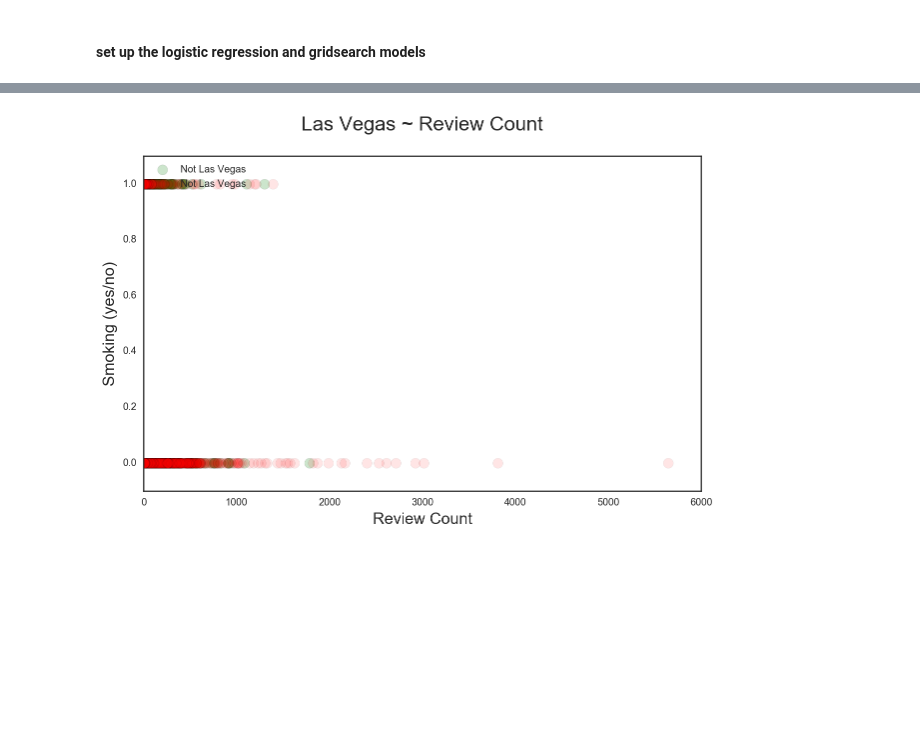
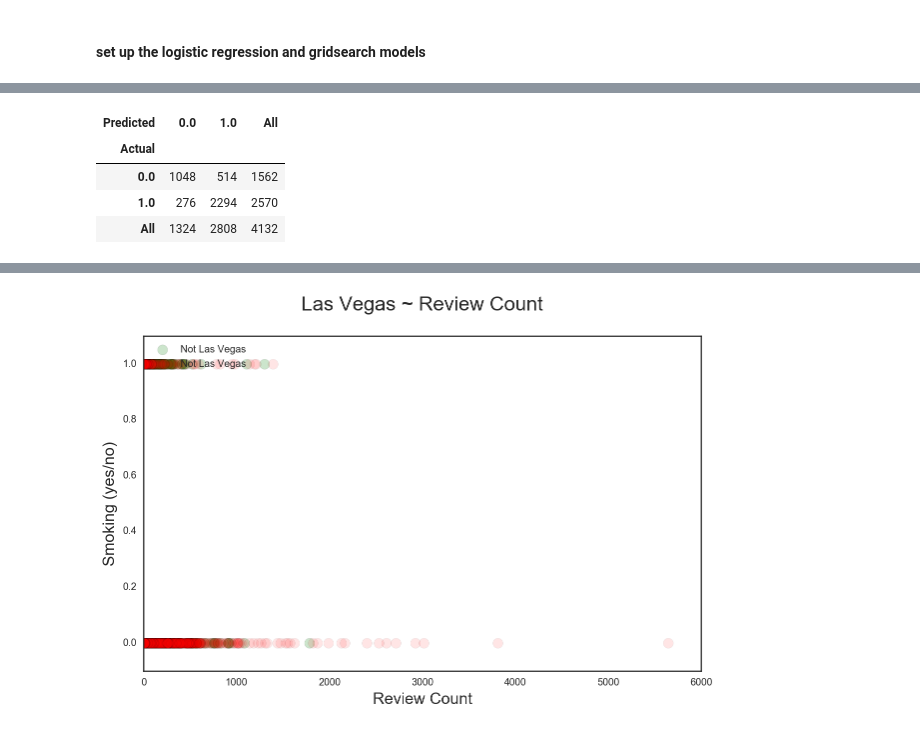
Before and after one commit to clambeer/DSI-SF-2-clambeer, a Jupyter notebook: projects/project-05/project-5.ipynb, the cells around one changed output, grey strips where cells are left out. Drawn from its saved outputs; the diff is of its cells as text; code cells hidden in the pictures; blank space fills up the shorter version.

```diff
--- a/projects/project-05/project-5.ipynb
+++ b/projects/project-05/project-5.ipynb
@@ -652,5 +675,13 @@ predictions = lrcv.predict(X_norm)
 # %%
 # maybe look at confusion matrix here to calculate classification metrics
 
-df_confusion = pd.crosstab(y, predictions, rownames=['Actual'],
+df_confusion = pd.crosstab(np.ravel(y), predictions, rownames=['Actual'],
                            colnames=['Predicted'], margins=True)
+# %%
+df_confusion
+# %% [output]
+| Predicted | 0.0 | 1.0 | All |
+| Actual |  |  |  |
+| 0.0 | 1048 | 514 | 1562 |
+| 1.0 | 276 | 2294 | 2570 |
+| All | 1324 | 2808 | 4132 |
```
Also changed, not shown: parts of 13 cells of this notebook.
